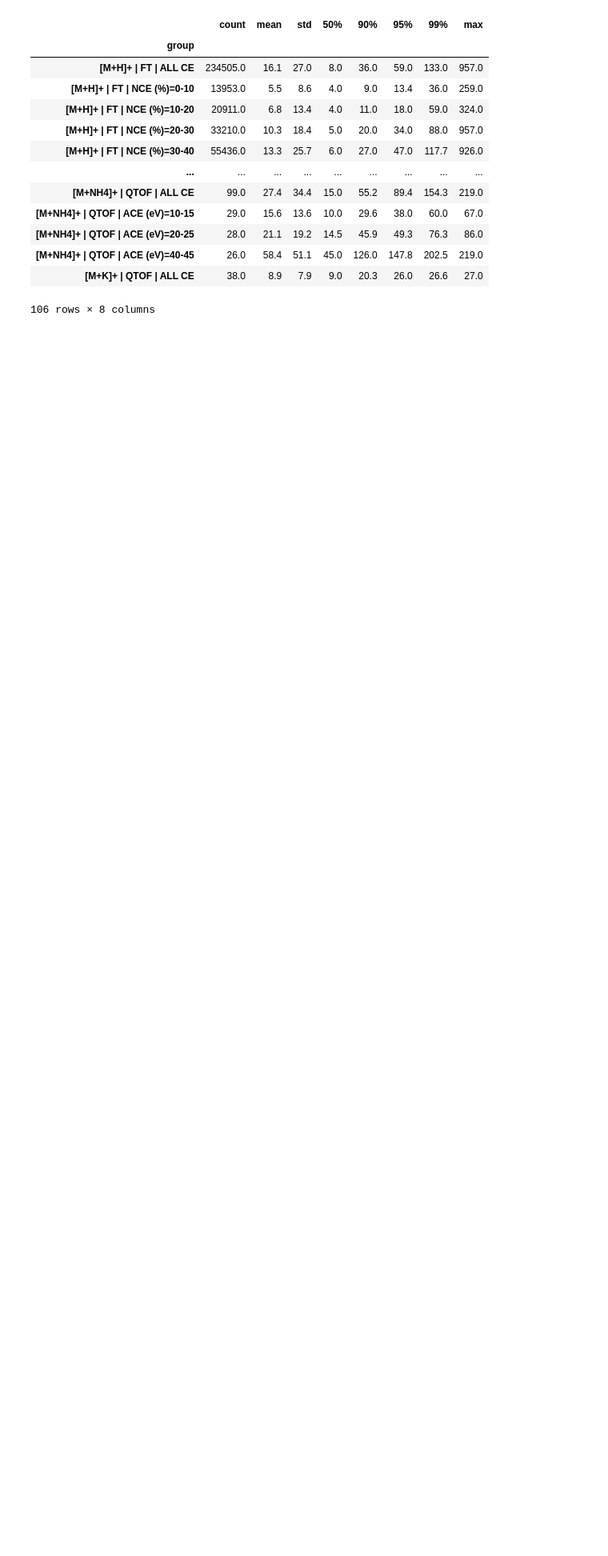
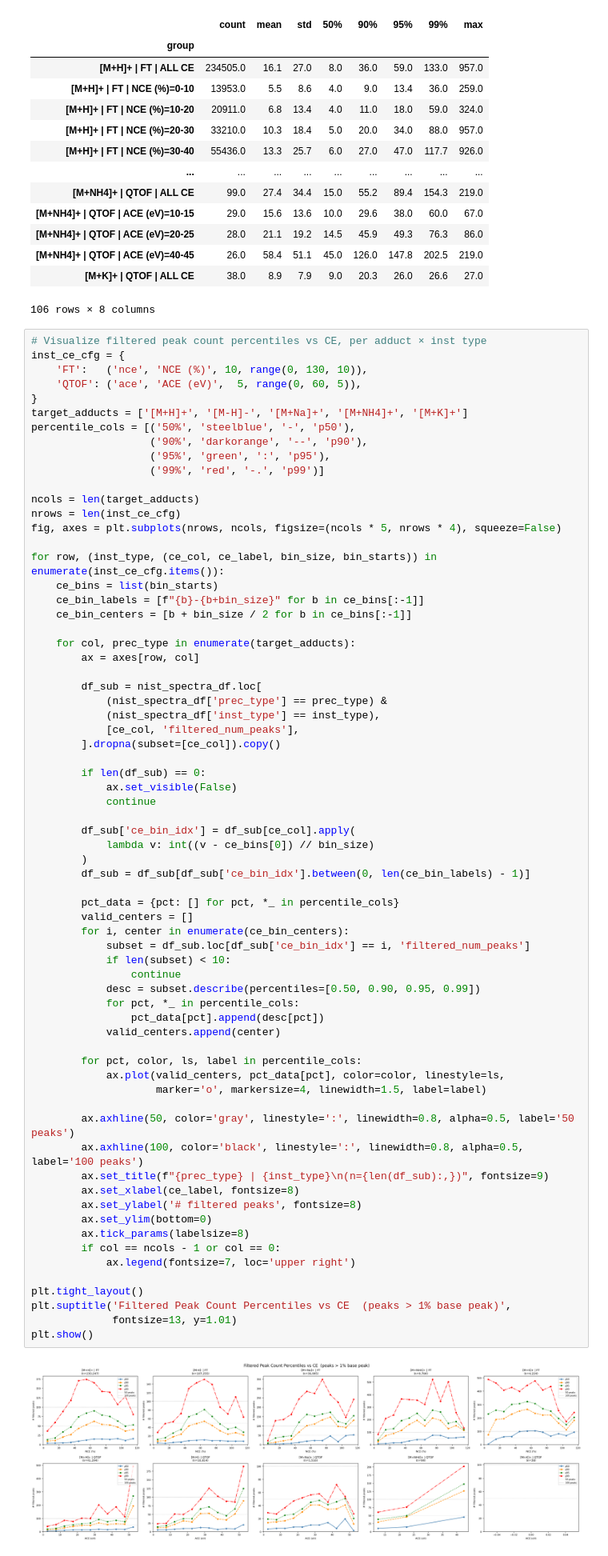
Before and after one commit to LZhang98/fragnnet, a Jupyter notebook: notebooks/data_notebooks/nist20_data2.ipynb, the cells around one changed output. Shown at 80% size. Drawn from its saved outputs; the diff is of its cells as text; blank space fills up the shorter version.

```diff
--- a/notebooks/data_notebooks/nist20_data2.ipynb
+++ b/notebooks/data_notebooks/nist20_data2.ipynb
@@ -332,3 +332,73 @@ summary_df[['count', 'mean', 'std', '50%', '90%', '95%', '99%', 'max']].round(1)
 | [M+NH4]+ | QTOF | ACE (eV)=40-45 | 26.0 | 58.4 | 51.1 | 45.0 | 126.0 | 147.8 | 202.5 | 219.0 |
 | [M+K]+ | QTOF | ALL CE | 38.0 | 8.9 | 7.9 | 9.0 | 20.3 | 26.0 | 26.6 | 27.0 |
 106 rows × 8 columns
+# %%
+# Visualize filtered peak count percentiles vs CE, per adduct × inst type
+inst_ce_cfg = {
+    'FT':   ('nce', 'NCE (%)', 10, range(0, 130, 10)),
+    'QTOF': ('ace', 'ACE (eV)',  5, range(0, 60, 5)),
+}
+target_adducts = ['[M+H]+', '[M-H]-', '[M+Na]+', '[M+NH4]+', '[M+K]+']
+percentile_cols = [('50%', 'steelblue', '-', 'p50'),
+                   ('90%', 'darkorange', '--', 'p90'),
+                   ('95%', 'green', ':', 'p95'),
+                   ('99%', 'red', '-.', 'p99')]
+
+ncols = len(target_adducts)
+nrows = len(inst_ce_cfg)
+fig, axes = plt.subplots(nrows, ncols, figsize=(ncols * 5, nrows * 4), squeeze=False)
+
+for row, (inst_type, (ce_col, ce_label, bin_size, bin_starts)) in enumerate(inst_ce_cfg.items()):
+    ce_bins = list(bin_starts)
+    ce_bin_labels = [f"{b}-{b+bin_size}" for b in ce_bins[:-1]]
+    ce_bin_centers = [b + bin_size / 2 for b in ce_bins[:-1]]
+
+    for col, prec_type in enumerate(target_adducts):
+        ax = axes[row, col]
+
+        df_sub = nist_spectra_df.loc[
+            (nist_spectra_df['prec_type'] == prec_type) &
+            (nist_spectra_df['inst_type'] == inst_type),
+            [ce_col, 'filtered_num_peaks'],
+        ].dropna(subset=[ce_col]).copy()
+
+        if len(df_sub) == 0:
+            ax.set_visible(False)
+            continue
+
+        df_sub['ce_bin_idx'] = df_sub[ce_col].apply(
+            lambda v: int((v - ce_bins[0]) // bin_size)
+        )
+        df_sub = df_sub[df_sub['ce_bin_idx'].between(0, len(ce_bin_labels) - 1)]
+
+        pct_data = {pct: [] for pct, *_ in percentile_cols}
+        valid_centers = []
+        for i, center in enumerate(ce_bin_centers):
+            subset = df_sub.loc[df_sub['ce_bin_idx'] == i, 'filtered_num_peaks']
+            if len(subset) < 10:
+                continue
+            desc = subset.describe(percentiles=[0.50, 0.90, 0.95, 0.99])
+            for pct, *_ in percentile_cols:
+                pct_data[pct].append(desc[pct])
+            valid_centers.append(center)
+
+        for pct, color, ls, label in percentile_cols:
+            ax.plot(valid_centers, pct_data[pct], color=color, linestyle=ls,
+                    marker='o', markersize=4, linewidth=1.5, label=label)
+
+        ax.axhline(50, color='gray', linestyle=':', linewidth=0.8, alpha=0.5, label='50 peaks')
+        ax.axhline(100, color='black', linestyle=':', linewidth=0.8, alpha=0.5, label='100 peaks')
+        ax.set_title(f"{prec_type} | {inst_type}\n(n={len(df_sub):,})", fontsize=9)
+        ax.set_xlabel(ce_label, fontsize=8)
+        ax.set_ylabel('# filtered peaks', fontsize=8)
+        ax.set_ylim(bottom=0)
+        ax.tick_params(labelsize=8)
+        if col == ncols - 1 or col == 0:
+            ax.legend(fontsize=7, loc='upper right')
+
+plt.tight_layout()
+plt.suptitle('Filtered Peak Count Percentiles vs CE  (peaks > 1% base peak)',
+             fontsize=13, y=1.01)
+plt.show()
+# %% [output]
+[figure, added]
```
